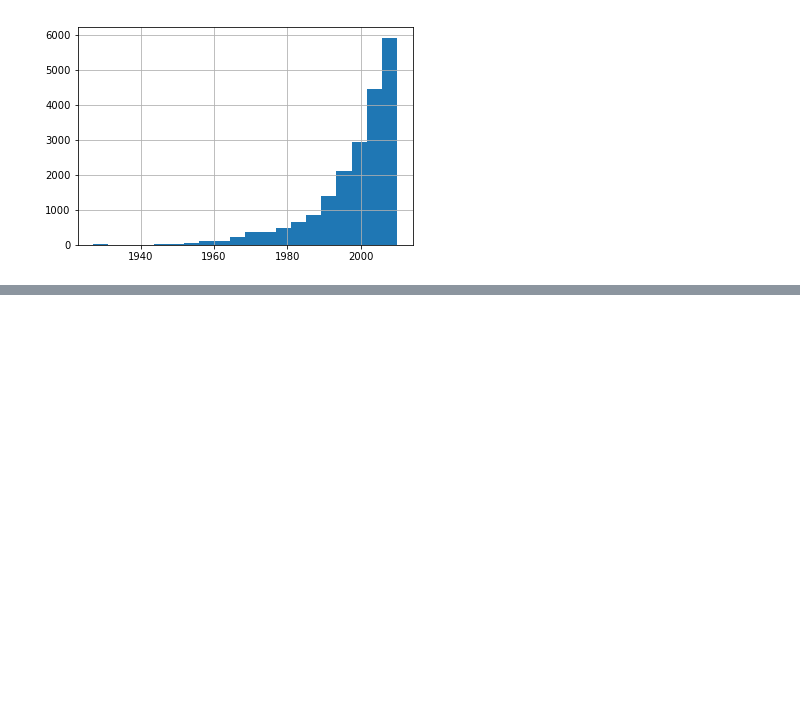
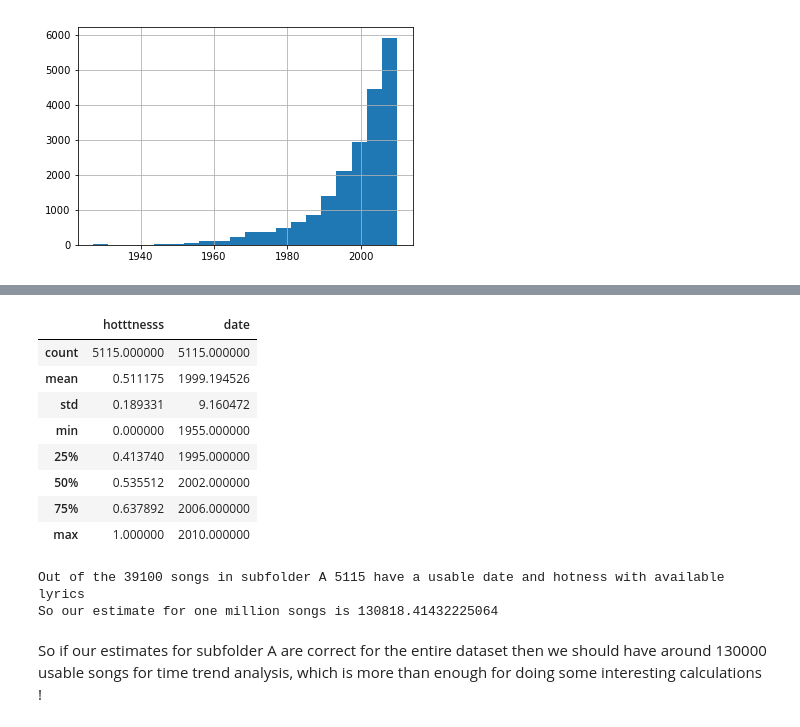
Before and after one commit to Victor-Palacios/epfl_ada, a Jupyter notebook: Project/milestone_2_full_nb.ipynb, the cells around one changed output, grey strips where cells are left out. Saved outputs shown, nothing was run; the diff lists cells and outputs as text; code cells hidden in the pictures; blank space fills up the shorter version.

Commit message:
further comments on dates, estimate of how many songs could be usable for time trends analysis at the end of the notebook

```diff
--- a/Project/milestone_2_full_nb.ipynb
+++ b/Project/milestone_2_full_nb.ipynb
@@ -1174,0 +1177,4 @@ The distribution seems to be pretty nice and, of course, we have more and more s
+# %%
+frame_hotness_date_A = pd.read_csv(os.path.join(r'../datasets/', 'test_A_hotness_date.csv'))
+frame_hotness_date_A = frame_hotness_date_A[frame_hotness_date_A["date"] != 0]
+frame_hotness_date_A.head()
@@ -1174,0 +1188,21 @@ The distribution seems to be pretty nice and, of course, we have more and more s
+# %%
+frame_hotness_date_A.describe()
+# %% [output]
+|  | hotttnesss | date |
+| count | 5115.000000 | 5115.000000 |
+| mean | 0.511175 | 1999.194526 |
+| std | 0.189331 | 9.160472 |
+| min | 0.000000 | 1955.000000 |
+| 25% | 0.413740 | 1995.000000 |
+| 50% | 0.535512 | 2002.000000 |
+| 75% | 0.637892 | 2006.000000 |
+| max | 1.000000 | 2010.000000 |
+# %%
+nb_date_hotness_usable_songs = frame_hotness_date_A.shape[0]
+print("Out of the 39100 songs in subfolder A {} have a usable date and hotness with available lyrics".format(nb_date_hotness_usable_songs))
+print("So our estimate for one million songs is {}".format(1000000 * (5115 / 39100)))
+# %% [output]
+Out of the 39100 songs in subfolder A 5115 have a usable date and hotness with available lyrics
+So our estimate for one million songs is 130818.41432225064
+# %% [markdown]
+So if our estimates for subfolder A are correct for the entire dataset then we should have around 130000 usable songs for time trend analysis, which is more than enough for doing some interesting calculations !
```
Also changed, not shown: parts of 2 cells of this notebook.
